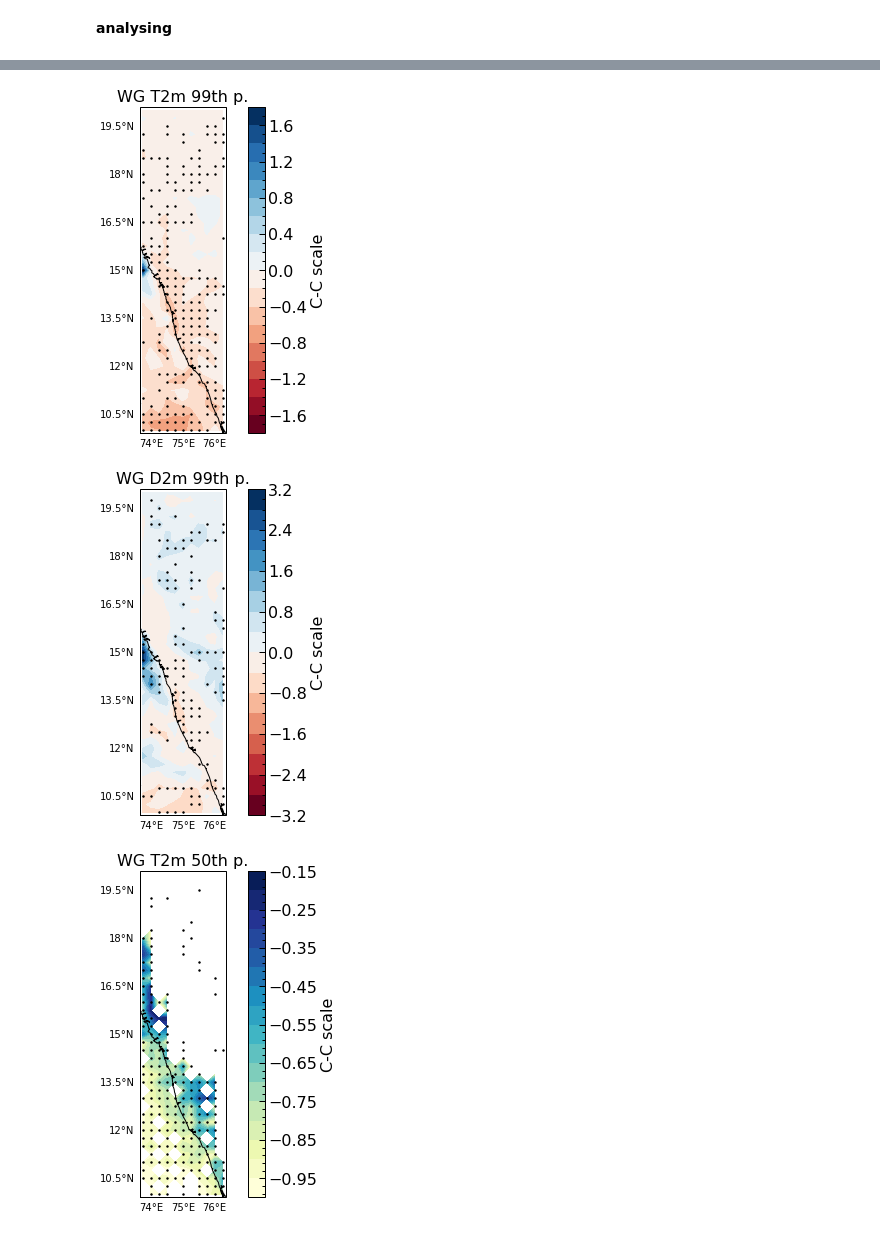
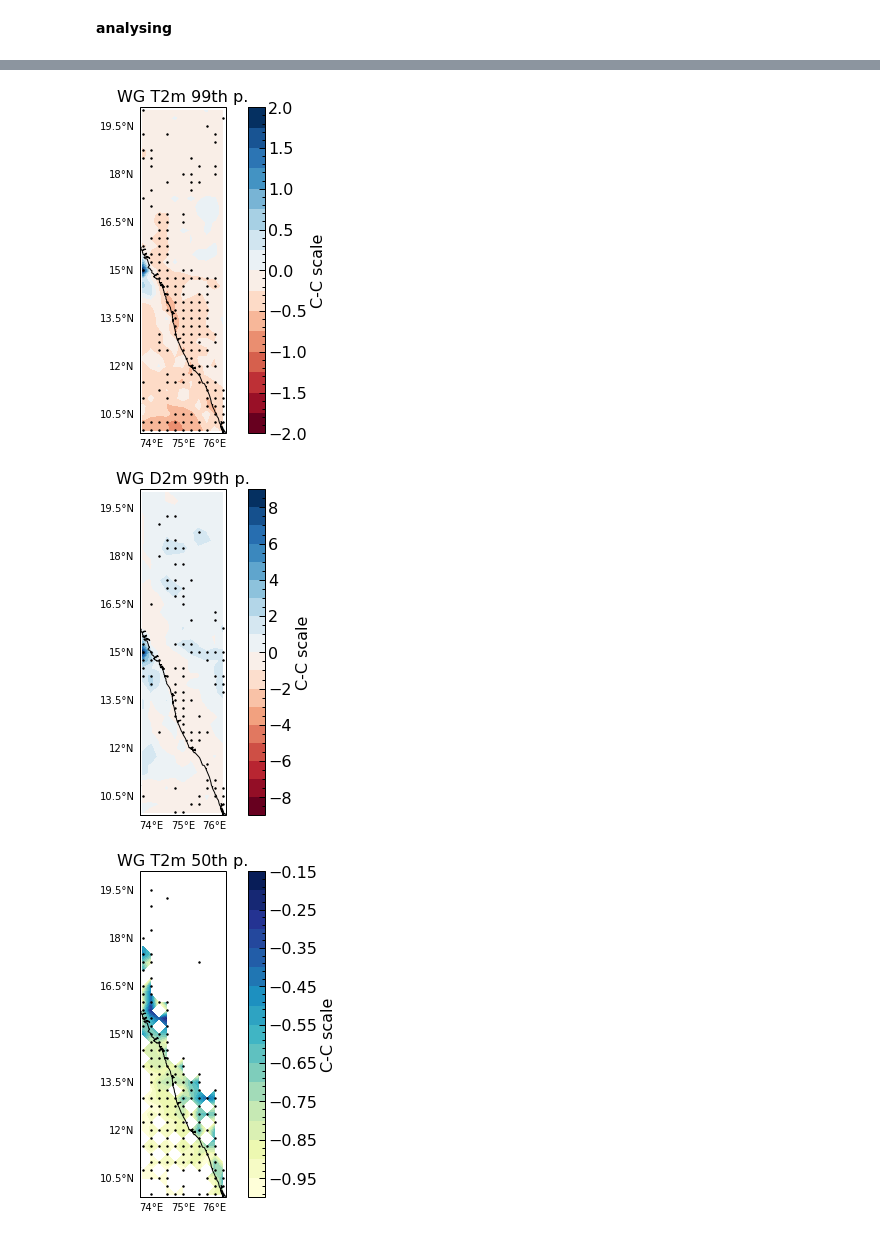
Before and after one commit to adisen99/msc_project, a Jupyter notebook: test.ipynb, the cells around one changed output, grey strips where cells are left out. Saved outputs shown, nothing was run; the diff lists cells and outputs as text; code cells hidden in the pictures.

Commit message:
lab: fixed binning functions

```diff
--- a/test.ipynb
+++ b/test.ipynb
@@ -299,7 +299,8 @@ precip_daily_rate = precip[::-1].rolling(time=24).sum()[::-1]
 # %%
 # Set values less than 1 mm/hr to nan
 
-precip = xr.where(precip_daily_rate > 1, precip, np.nan)
-t2m = t2m.where(precip != np.nan)
-d2m = d2m.where(precip != np.nan)
+precip = xr.where(precip_daily_rate > 1, precip, np.nan).chunk(dict(time=-1, lat=40, lon=40))
+# precip = xr.where(precip > 0.1, precip, np.nan).chunk(dict(time=-1, lat=40, lon=40))
+t2m = t2m.where(precip != np.nan).chunk(dict(time=-1, lat=40, lon=40))
+d2m = d2m.where(precip != np.nan).chunk(dict(time=-1, lat=40, lon=40))
 # %%
@@ -434,3 +412,5 @@ plt.savefig('./images/mumbai_ccplot.pdf', dpi = 300)
 # %%
-wg = ds_comb_new.sel(lat = slice(10, 20), lon = slice(73.75, 76.25)).chunk(dict(time=-1, lat=-1, lon=-1))
+wg_precip = precip.sel(lat = slice(10, 20), lon = slice(73.75, 76.25)).chunk(dict(time=-1, lat=-1, lon=-1))
+wg_t2m = t2m.sel(lat = slice(10, 20), lon = slice(73.75, 76.25)).chunk(dict(time=-1, lat=-1, lon=-1))
+wg_d2m = d2m.sel(lat = slice(10, 20), lon = slice(73.75, 76.25)).chunk(dict(time=-1, lat=-1, lon=-1))
 # %%
@@ -487,2 +453,2 @@ Attributes: (0)
 # %%
-ccscale99_t2m_slope, ccscale99_t2m_p, ccscale99_d2m_slope, ccscale99_d2m_p  = binning.get_binned_3d(wg, percentile_val=0.99, bin_nr=12)
+ccscale99_t2m_slope, ccscale99_t2m_p, ccscale99_d2m_slope, ccscale99_d2m_p  = binning.get_binned_3d(wg_precip, wg_t2m, wg_d2m, percentile_val=0.99, bin_nr=20)
@@ -511,13 +498,13 @@ def ccplot_3d(slope_da, r_da, title, **kwargs):
 # %%
 # Wester Ghats T2m 99th
-ccplot_3d(ccscale99_t2m_slope, ccscale99_t2m_p, 'WG T2m 99th p.')
+ccplot.plot_3d(ccscale99_t2m_slope, ccscale99_t2m_p, 'WG T2m 99th p.', [73.65, 76.35, 9.9, 20.1], levels=20)
 plt.savefig('./images/wg_t2m99.pdf', dpi=300)
 # %% [output]
-[figure, old version]
+[figure, new version]
 # %%
 # Wester Ghats D2m 99th
-ccplot_3d(ccscale99_d2m_slope, ccscale99_d2m_p, 'WG D2m 99th p.')
+ccplot.plot_3d(ccscale99_d2m_slope, ccscale99_d2m_p, 'WG D2m 99th p.', [73.65, 76.35, 9.9, 20.1], levels=20)
 plt.savefig('./images/wg_d2m99.pdf', dpi=300)
 # %% [output]
-[figure, old version]
+[figure, new version]
 # %%
@@ -525,8 +512,8 @@ ccscale50_t2m_slope, ccscale50_t2m_p, ccscale50_d2m_slope, ccscale50_d2m_p  = bi
 # %%
 # Wester Ghats T2m 50th
-ccplot_3d(ccscale50_t2m_slope, ccscale50_t2m_p, 'WG T2m 50th p.')
+ccplot.plot_3d(ccscale50_t2m_slope, ccscale50_t2m_p, 'WG T2m 50th p.', [73.65, 76.35, 9.9, 20.1], levels=20)
 plt.savefig('./images/wg_t2m50.pdf', dpi=300)
 # %% [output]
-[figure, old version]
+[figure, new version]
 # %%
 # Wester Ghats D2m 50th
```
Also changed, not shown: parts of 19 cells of this notebook, 3 other files.
